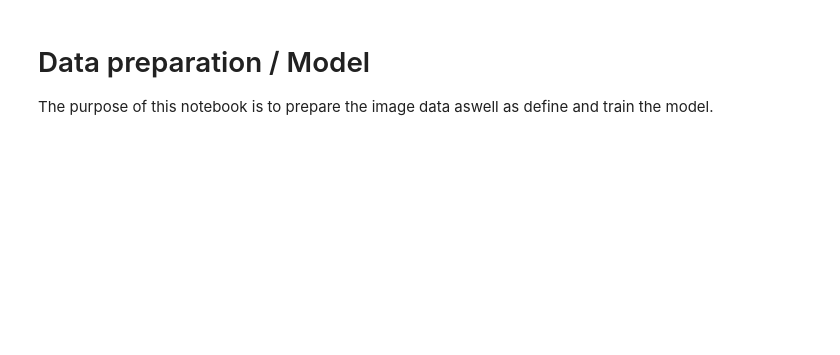
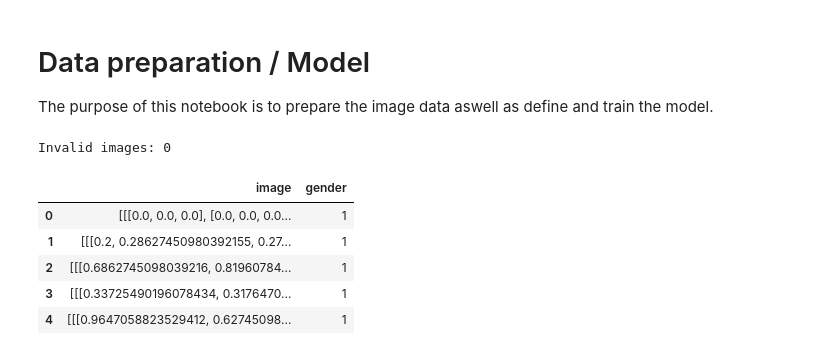
Before and after one commit to linx02/genderpredictor, a Jupyter notebook: jupyter_notebooks/03 - Model.ipynb, the cells around one changed output. Cells and saved outputs as stored; diff of their text form; code cells hidden in the pictures; blank space fills up the shorter version.

```diff
--- a/jupyter_notebooks/03 - Model.ipynb
+++ b/jupyter_notebooks/03 - Model.ipynb
@@ -18,17 +19,18 @@ import pandas as pd
 
 BATCH_SIZE = 4
 ROOT_DIR = os.path.dirname(os.getcwd())
+DATASET_DIR = os.path.join(ROOT_DIR, 'dataset')
+DIRS = [os.path.join(ROOT_DIR, DATASET_DIR, dir) for dir in os.listdir(DATASET_DIR)]
 # %%
 # Make sure all images are jpg or png
 
-i = 0
+invalid_images = 0
 
-for dir in dirs:
-    for img in os.listdir(os.path.join(dir, 'Male')):
+for dir in DIRS:
+    for img in os.listdir(dir):
         if not img.endswith('.jpg') or img.endswith('.png'):
-            i += 1
+            invalid_images += 1
 
-    for img in os.listdir(os.path.join(dir, 'Female')):
-        if not img.endswith('.jpg') or img.endswith('.png'):
-            i += 1
-print(i)
+print(f'Invalid images: {invalid_images}')
+# %% [output]
+Invalid images: 0
@@ -34,0 +56,16 @@ print(i)
+# %%
+# Create dataframe
+data = {
+    'image' : male_pics + female_pics,
+    'gender' : male_genders + female_genders
+}
+
+df = pd.DataFrame(data=data)
+df.head()
+# %% [output]
+|  | image | gender |
+| 0 | [[[0.0, 0.0, 0.0], [0.0, 0.0, 0.0... | 1 |
+| 1 | [[[0.2, 0.28627450980392155, 0.27... | 1 |
+| 2 | [[[0.6862745098039216, 0.81960784... | 1 |
+| 3 | [[[0.33725490196078434, 0.3176470... | 1 |
+| 4 | [[[0.9647058823529412, 0.62745098... | 1 |
```
Also changed, not shown: parts of 5 cells of this notebook, 2 other files.
